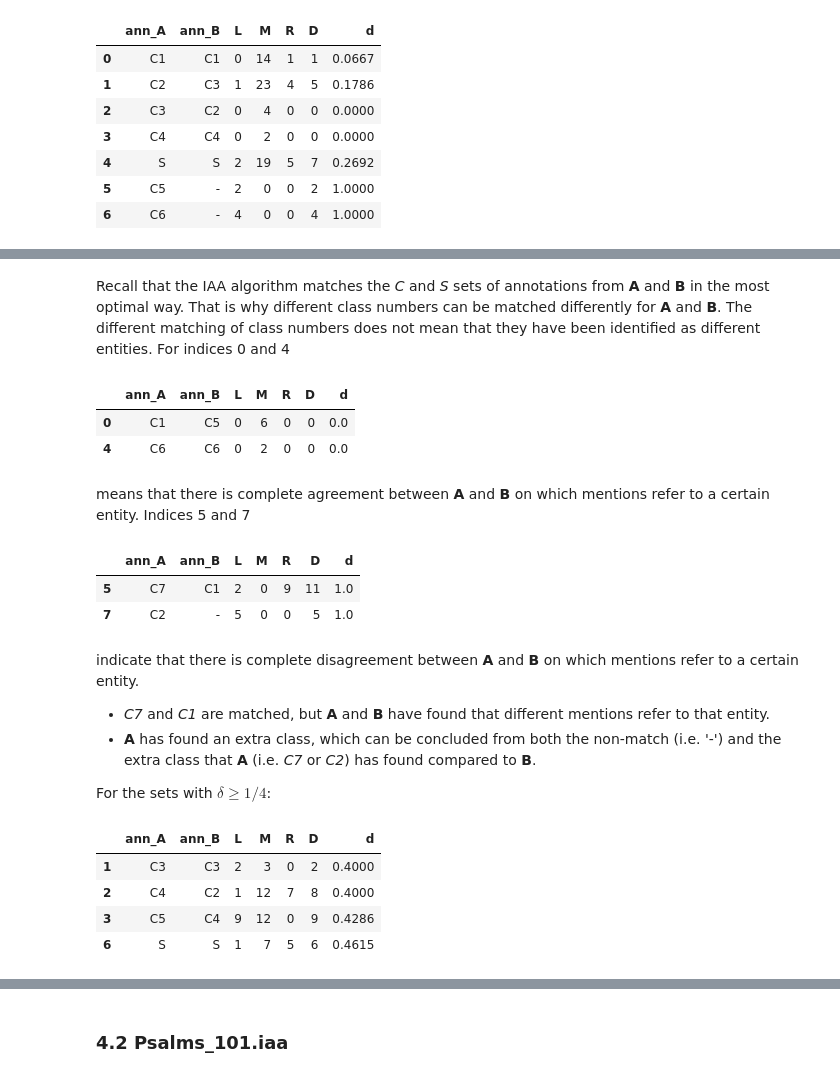
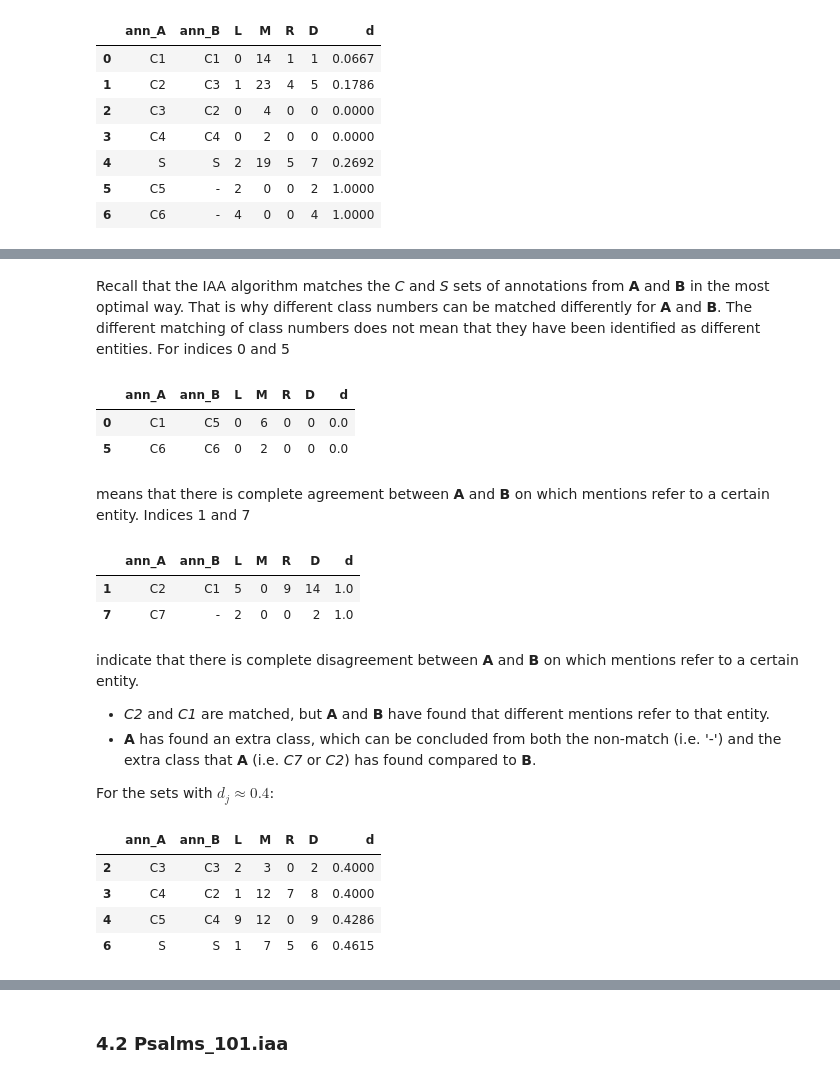
Before and after one commit to cmerwich/participant-analysis, a Jupyter notebook: iaa/iaa-analysis.ipynb, the cells around one changed output, grey strips where cells are left out. Cells and saved outputs as stored; diff of their text form; code cells hidden in the pictures.

```diff
--- a/iaa/iaa-analysis.ipynb
+++ b/iaa/iaa-analysis.ipynb
@@ -358,32 +334,32 @@ ps067_df
 # %% [markdown]
-Recall that the IAA algorithm matches the *C* and *S* sets of annotations from **A** and **B** in the most optimal way. That is why different class numbers can be matched differently for **A** and **B**. The different matching of class numbers does not mean that they have been identified as different entities. For indices 0 and 4
+Recall that the IAA algorithm matches the *C* and *S* sets of annotations from **A** and **B** in the most optimal way. That is why different class numbers can be matched differently for **A** and **B**. The different matching of class numbers does not mean that they have been identified as different entities. For indices 0 and 5
 # %%
-ps067_df.loc[[0,4]]
+ps067_df.loc[[0,5]]
 # %% [output]
 |  | ann_A | ann_B | L | M | R | D | d |
 | 0 | C1 | C5 | 0 | 6 | 0 | 0 | 0.0 |
-| 4 | C6 | C6 | 0 | 2 | 0 | 0 | 0.0 |
+| 5 | C6 | C6 | 0 | 2 | 0 | 0 | 0.0 |
 # %% [markdown]
-means that there is complete agreement between **A** and **B** on which mentions refer to a certain entity. Indices 5 and 7
+means that there is complete agreement between **A** and **B** on which mentions refer to a certain entity. Indices 1 and 7
 # %%
-ps067_df.loc[[5,7]]
+ps067_df.loc[[1,7]]
 # %% [output]
 |  | ann_A | ann_B | L | M | R | D | d |
-| 5 | C7 | C1 | 2 | 0 | 9 | 11 | 1.0 |
-| 7 | C2 | - | 5 | 0 | 0 | 5 | 1.0 |
+| 1 | C2 | C1 | 5 | 0 | 9 | 14 | 1.0 |
+| 7 | C7 | - | 2 | 0 | 0 | 2 | 1.0 |
 # %% [markdown]
 indicate that there is complete disagreement between **A** and **B** on which mentions refer to a certain entity.
 
-* *C7* and *C1* are matched, but **A** and **B** have found that different mentions refer to that entity.
+* *C2* and *C1* are matched, but **A** and **B** have found that different mentions refer to that entity.
 * **A** has found an extra class, which can be concluded from both the non-match (i.e. '-') and the extra class that **A** (i.e. *C7* or *C2*) has found compared to **B**.
 
-For the sets with $\delta \geq 1/4 $:
+For the sets with $d_{j} \approx 0.4 $:
 # %%
-ps067_df.loc[[1,2,3,6]]
+ps067_df.loc[[2,3,4,6]]
 # %% [output]
 |  | ann_A | ann_B | L | M | R | D | d |
-| 1 | C3 | C3 | 2 | 3 | 0 | 2 | 0.4000 |
-| 2 | C4 | C2 | 1 | 12 | 7 | 8 | 0.4000 |
-| 3 | C5 | C4 | 9 | 12 | 0 | 9 | 0.4286 |
+| 2 | C3 | C3 | 2 | 3 | 0 | 2 | 0.4000 |
+| 3 | C4 | C2 | 1 | 12 | 7 | 8 | 0.4000 |
+| 4 | C5 | C4 | 9 | 12 | 0 | 9 | 0.4286 |
 | 6 | S | S | 1 | 7 | 5 | 6 | 0.4615 |
 # %% [markdown]
```
Also changed, not shown: parts of 58 cells of this notebook, 21 other files.
